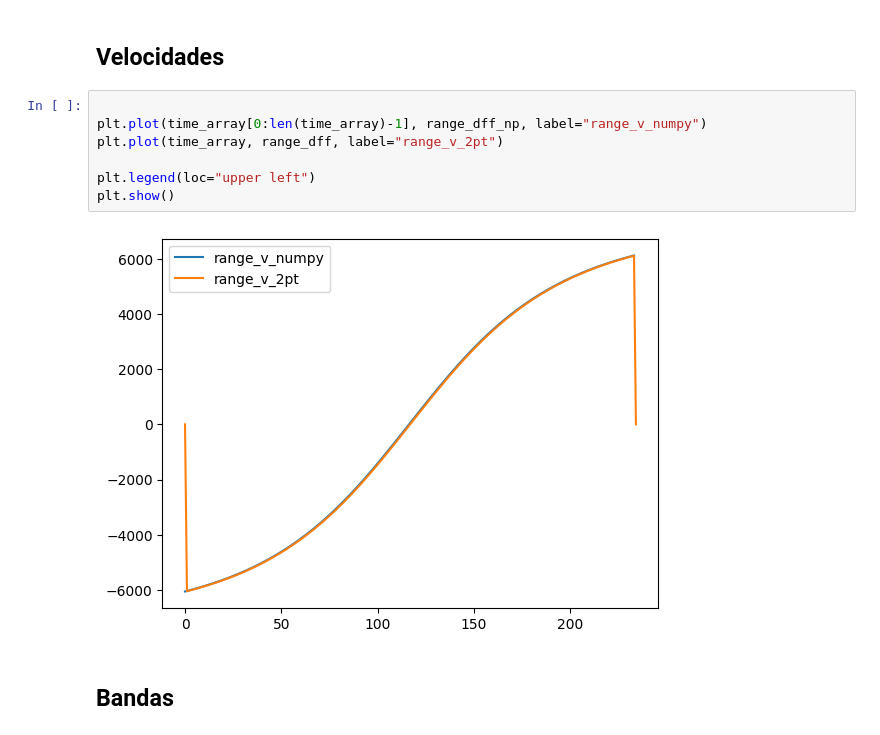
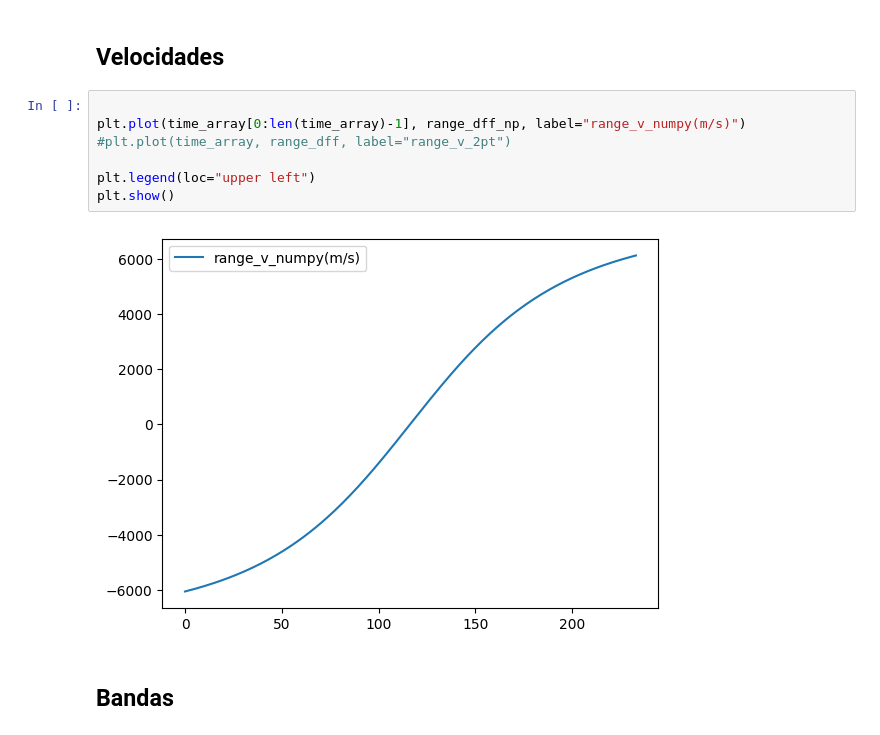
Before and after one commit to francisvalguedes/radarbands, a Jupyter notebook: radar_bands.ipynb, the cells around one changed output. Cells and saved outputs as stored; diff of their text form.

```diff
--- a/radar_bands.ipynb
+++ b/radar_bands.ipynb
@@ -101,13 +101,13 @@ time_array = np.linspace(0 , len(band),len(band))
 ## Velocidades
 # %%
 
-plt.plot(time_array[0:len(time_array)-1], range_dff_np, label="range_v_numpy")
-plt.plot(time_array, range_dff, label="range_v_2pt")
+plt.plot(time_array[0:len(time_array)-1], range_dff_np, label="range_v_numpy(m/s)")
+#plt.plot(time_array, range_dff, label="range_v_2pt")
 
 plt.legend(loc="upper left")
 plt.show()
 # %% [output]
-[figure, old version]
+[figure, new version]
 # %% [markdown]
 ## Bandas
 # %%
```
